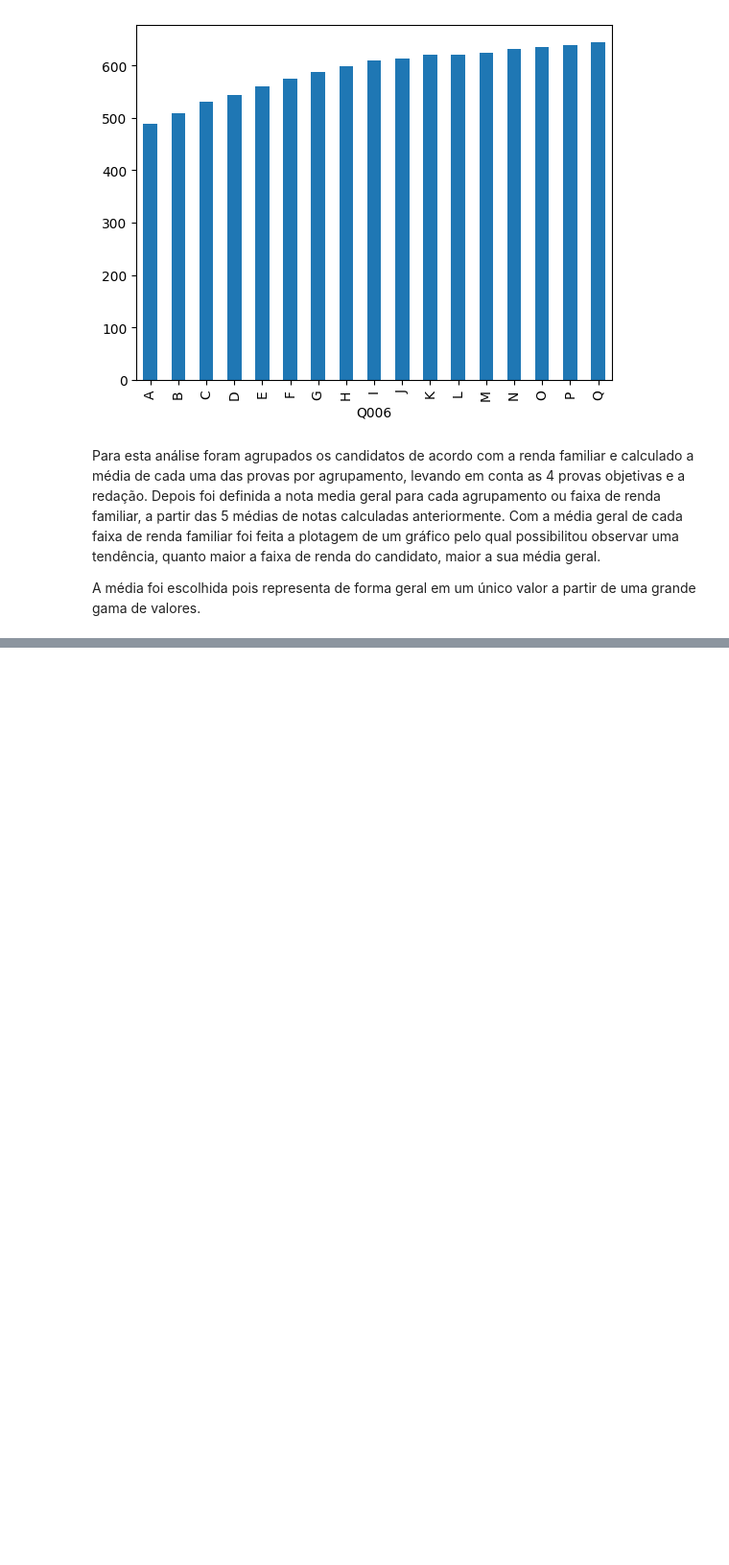
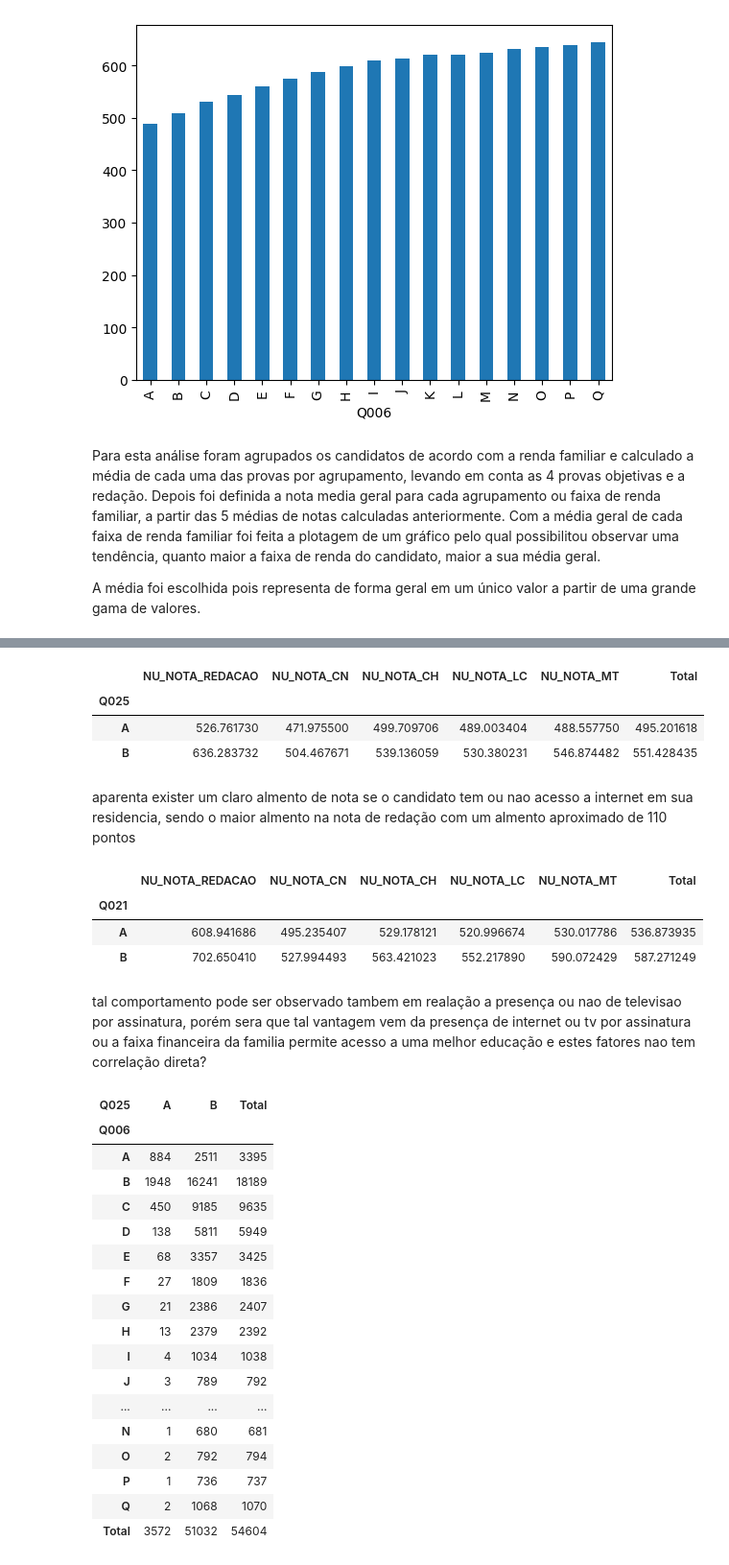
Before and after one commit to denielfer/Micro_dados_enem-2022, a Jupyter notebook: analize.ipynb, the cells around one changed output, grey strips where cells are left out. Shown at 96% size. Saved outputs shown, nothing was run; the diff lists cells and outputs as text; code cells hidden in the pictures; blank space fills up the shorter version.

```diff
--- a/analize.ipynb
+++ b/analize.ipynb
@@ -466,0 +470,43 @@ A média foi escolhida pois representa de forma geral em um único valor a parti
+# %%
+db_notas = db.get(['Q025','NU_NOTA_REDACAO','NU_NOTA_CN', 'NU_NOTA_CH', 'NU_NOTA_LC', 'NU_NOTA_MT']).groupby('Q025').mean()
+db_notas['Total'] = (db_notas['NU_NOTA_CH'] + db_notas['NU_NOTA_CN'] + db_notas['NU_NOTA_LC'] + db_notas['NU_NOTA_MT'] + db_notas['NU_NOTA_REDACAO'])/5
+db_notas
+# %% [output]
+|  | NU_NOTA_REDACAO | NU_NOTA_CN | NU_NOTA_CH | NU_NOTA_LC | NU_NOTA_MT | Total |
+| Q025 |  |  |  |  |  |  |
+| A | 526.761730 | 471.975500 | 499.709706 | 489.003404 | 488.557750 | 495.201618 |
+| B | 636.283732 | 504.467671 | 539.136059 | 530.380231 | 546.874482 | 551.428435 |
+# %% [markdown]
+aparenta exister um claro almento de nota se o candidato tem ou nao acesso a internet em sua residencia, sendo o maior almento na nota de redação com um almento aproximado de 110 pontos
+# %%
+db_notas = db.get(['Q021','NU_NOTA_REDACAO','NU_NOTA_CN', 'NU_NOTA_CH', 'NU_NOTA_LC', 'NU_NOTA_MT']).groupby('Q021').mean()
+db_notas['Total'] = (db_notas['NU_NOTA_CH'] + db_notas['NU_NOTA_CN'] + db_notas['NU_NOTA_LC'] + db_notas['NU_NOTA_MT'] + db_notas['NU_NOTA_REDACAO'])/5
+db_notas
+# %% [output]
+|  | NU_NOTA_REDACAO | NU_NOTA_CN | NU_NOTA_CH | NU_NOTA_LC | NU_NOTA_MT | Total |
+| Q021 |  |  |  |  |  |  |
+| A | 608.941686 | 495.235407 | 529.178121 | 520.996674 | 530.017786 | 536.873935 |
+| B | 702.650410 | 527.994493 | 563.421023 | 552.217890 | 590.072429 | 587.271249 |
+# %% [markdown]
+tal comportamento pode ser observado tambem em realação a presença ou nao de televisao por assinatura, porém sera que tal vantagem vem da presença de internet ou tv por assinatura ou a faixa financeira da familia permite acesso a uma melhor educação e estes fatores nao tem correlação direta?
+# %%
+pd.crosstab(db.Q006,db.Q025, margins = True, margins_name = 'Total')
+# %% [output]
+| Q025 | A | B | Total |
+| Q006 |  |  |  |
+| A | 884 | 2511 | 3395 |
+| B | 1948 | 16241 | 18189 |
+| C | 450 | 9185 | 9635 |
+| D | 138 | 5811 | 5949 |
+| E | 68 | 3357 | 3425 |
+| F | 27 | 1809 | 1836 |
+| G | 21 | 2386 | 2407 |
+| H | 13 | 2379 | 2392 |
+| I | 4 | 1034 | 1038 |
+| J | 3 | 789 | 792 |
+| ... | ... | ... | ... |
+| N | 1 | 680 | 681 |
+| O | 2 | 792 | 794 |
+| P | 1 | 736 | 737 |
+| Q | 2 | 1068 | 1070 |
+| Total | 3572 | 51032 | 54604 |
```
Also changed, not shown: parts of 4 cells of this notebook.
